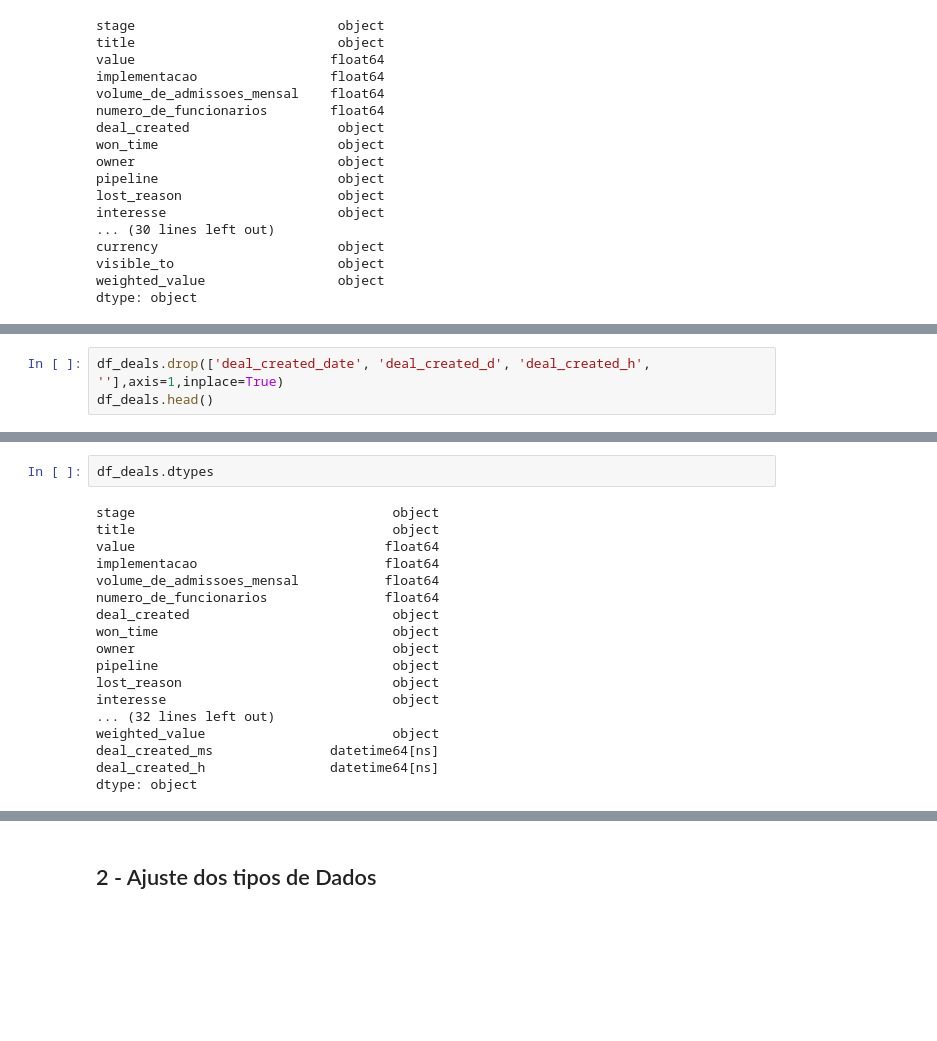
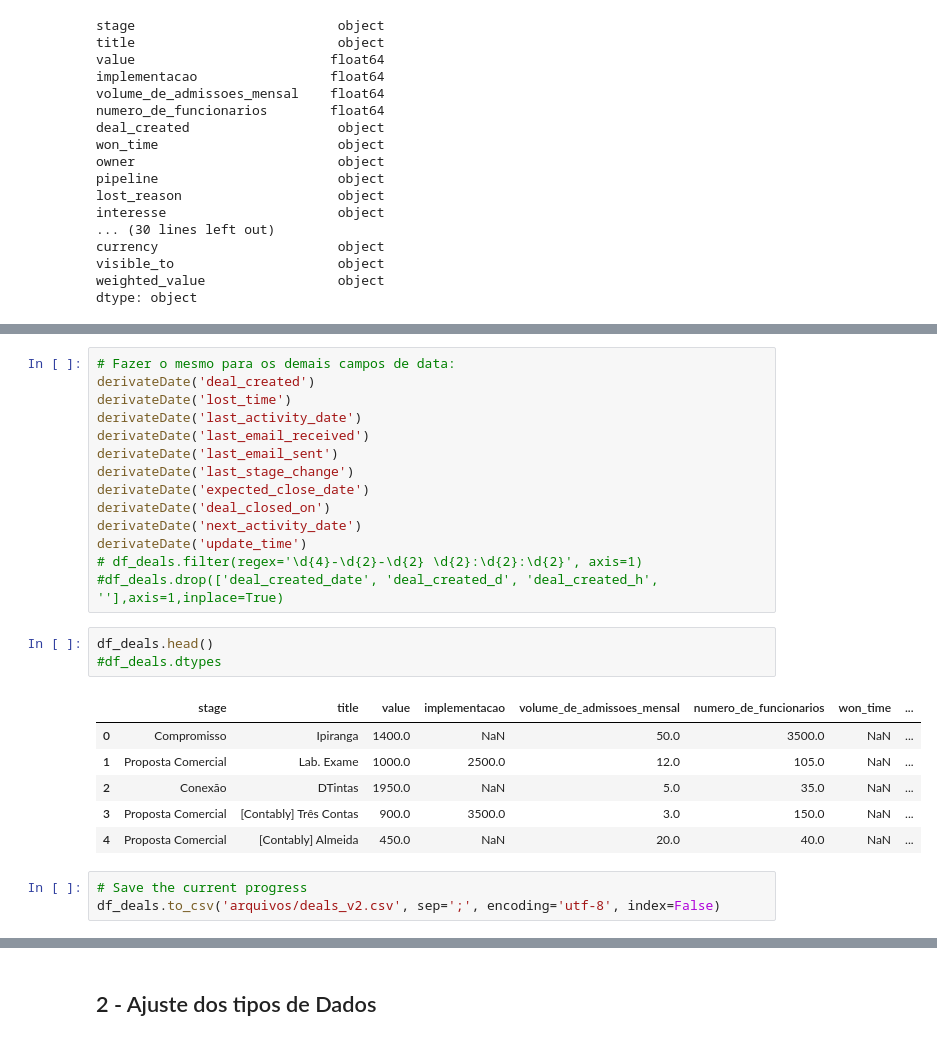
Before and after one commit to f2acode/data-science-xerpa-studies, a Jupyter notebook: class6/project_lead.ipynb, the cells around one changed output, grey strips where cells are left out. Cells and saved outputs as stored; diff of their text form; blank space fills up the shorter version.

Commit message:
Finish data convertion

```diff
--- a/class6/project_lead.ipynb
+++ b/class6/project_lead.ipynb
@@ -215,3 +212,0 @@ derivateDate('deal_created')
-# %%
-df_deals.drop(['deal_created_date', 'deal_created_d', 'deal_created_h', ''],axis=1,inplace=True)
-df_deals.head()
@@ -225,20 +213,27 @@ df_deals.head()
+# %%
+# Fazer o mesmo para os demais campos de data:
+derivateDate('deal_created')
+derivateDate('lost_time')
+derivateDate('last_activity_date')
+derivateDate('last_email_received')
+derivateDate('last_email_sent')
+derivateDate('last_stage_change')
+derivateDate('expected_close_date')
+derivateDate('deal_closed_on')
+derivateDate('next_activity_date')
+derivateDate('update_time')
+# df_deals.filter(regex='\d{4}-\d{2}-\d{2} \d{2}:\d{2}:\d{2}', axis=1)
+#df_deals.drop(['deal_created_date', 'deal_created_d', 'deal_created_h', ''],axis=1,inplace=True)
 # %%
-df_deals.dtypes
+df_deals.head()
+#df_deals.dtypes
 # %% [output]
-stage                                 object
-title                                 object
-value                                float64
-implementacao                        float64
-volume_de_admissoes_mensal           float64
-numero_de_funcionarios               float64
-deal_created                          object
-won_time                              object
-owner                                 object
-pipeline                              object
-lost_reason                           object
-interesse                             object
-... (32 lines left out)
-weighted_value                        object
-deal_created_ms               datetime64[ns]
-deal_created_h                datetime64[ns]
-dtype: object
+|  | stage | title | value | implementacao | volume_de_admissoes_mensal | numero_de_funcionarios | won_time | ... |
+| 0 | Compromisso | Ipiranga | 1400.0 | NaN | 50.0 | 3500.0 | NaN | ... |
+| 1 | Proposta Comercial | Lab. Exame | 1000.0 | 2500.0 | 12.0 | 105.0 | NaN | ... |
+| 2 | Conexão | DTintas | 1950.0 | NaN | 5.0 | 35.0 | NaN | ... |
+| 3 | Proposta Comercial | [Contably] Três Contas | 900.0 | 3500.0 | 3.0 | 150.0 | NaN | ... |
+| 4 | Proposta Comercial | [Contably] Almeida | 450.0 | NaN | 20.0 | 40.0 | NaN | ... |
+# %%
+# Save the current progress
+df_deals.to_csv('arquivos/deals_v2.csv', sep=';', encoding='utf-8', index=False)
```
Also changed, not shown: parts of 9 cells of this notebook, 1 other file.
